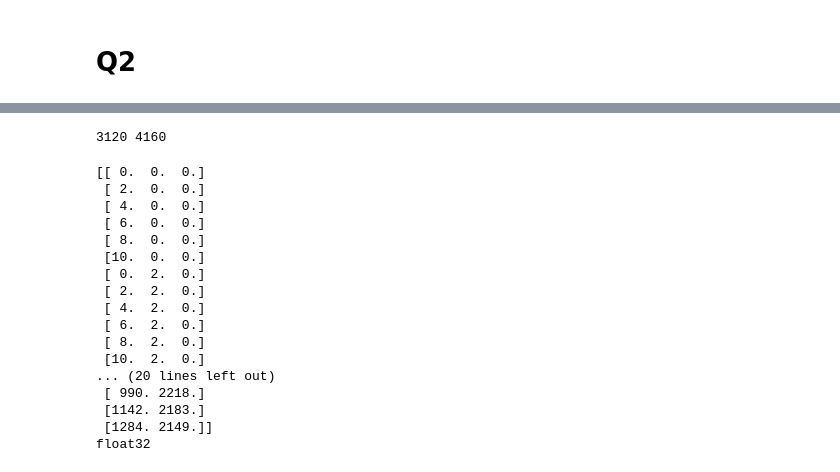
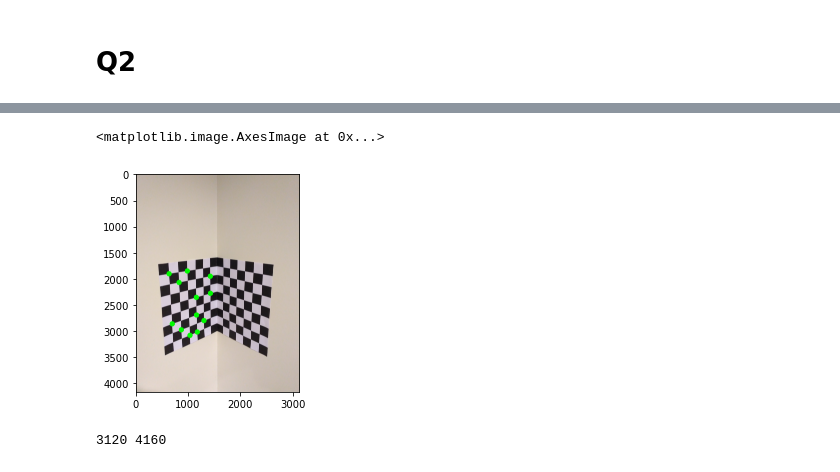
Before and after one commit to vatsasree/CV-Assignment-1, a Jupyter notebook: Assign1.ipynb, the cells around one changed output, grey strips where cells are left out. Cells and saved outputs as stored; diff of their text form; code cells hidden in the pictures.

```diff
--- a/Assign1.ipynb
+++ b/Assign1.ipynb
@@ -455,64 +452,15 @@ print(image_points.dtype)
 float32
+# %%
+tr = checkboard.copy()
+for i in image_points:
+    cv2.circle(tr,(int(i[0]), int(i[1])),50,(0,250,0),-1)
+plt.imshow(tr)
+# %% [output]
+<matplotlib.image.AxesImage at 0x...>
+[figure, added]
 # %%
 print(checkboard.shape[1], checkboard.shape[0])
 # %% [output]
 3120 4160
 # %%
 ret, mtx, dist, rvecs, tvecs = cv2.calibrateCamera(objectPoints=[world_points], imagePoints=[image_points], imageSize=(checkboard.shape[1], checkboard.shape[0]), cameraMatrix=None, distCoeffs=None, flags=cv2.CALIB_FIX_PRINCIPAL_POINT + cv2.CALIB_ZERO_TANGENT_DIST + cv2.CALIB_FIX_K1+ cv2.CALIB_FIX_K2 + cv2.CALIB_FIX_K3 + cv2.CALIB_FIX_K4 + cv2.CALIB_FIX_K5 + cv2.CALIB_FIX_K6)
-# %%
-data2 = [
-        [1162, 2855, 6, 12, 0],
-[1293, 2797, 8, 12, 0],
-[1416, 2753, 10, 12, 0],
-[708, 3211, 0, 14, 0],
-[871, 3142, 2, 14, 0],
-[1027, 3079, 4, 14, 0],
-[1166, 3015, 6, 14, 0],
-[1296, 2954, 8, 14, 0],
-[1419, 2899, 10, 14, 0],
-[1665, 1783, 12, 0, 2],
-[1792, 1806, 12, 0, 4],
-[1928, 1830, 12, 0, 6],
-[2075, 1857, 12, 0, 8],
-[2235, 1885, 12, 0, 10],
-[2410, 1916, 12, 0, 12],
-[1663, 1954, 12, 2, 2],
-[1789, 1982, 12, 2, 4],
-[1922, 2013, 12, 2, 6],
-[2068, 2046, 12, 2, 8],
-[2224, 2081, 12, 2, 10],
-[2400, 2119, 12, 2, 12],
-[1661, 2119, 12, 4, 2],
-[1784, 2153, 12, 4, 4],
-[1917, 2191, 12, 4, 6],
-[2059, 2230, 12, 4, 8],
-]
-
-image_points = np.array([item[:2] for item in data])
-world_points = np.array([item[2:] for item in data])
-
-world_points = np.array(world_points, dtype=np.float32)
-image_points = np.array(image_points, dtype=np.float32)
-
-print(world_points)
-print(world_points.dtype)
-print(image_points)
-print(image_points.dtype)
-# %% [output]
-[[ 0.  0.  0.]
- [ 2.  0.  0.]
- [ 4.  0.  0.]
- [ 6.  0.  0.]
- [ 8.  0.  0.]
- [10.  0.  0.]
- [ 0.  2.  0.]
- [ 2.  2.  0.]
- [ 4.  2.  0.]
- [ 6.  2.  0.]
- [ 8.  2.  0.]
- [10.  2.  0.]
-... (20 lines left out)
- [ 990. 2218.]
- [1142. 2183.]
- [1284. 2149.]]
-float32
```
Also changed, not shown: parts of 33 cells of this notebook.
